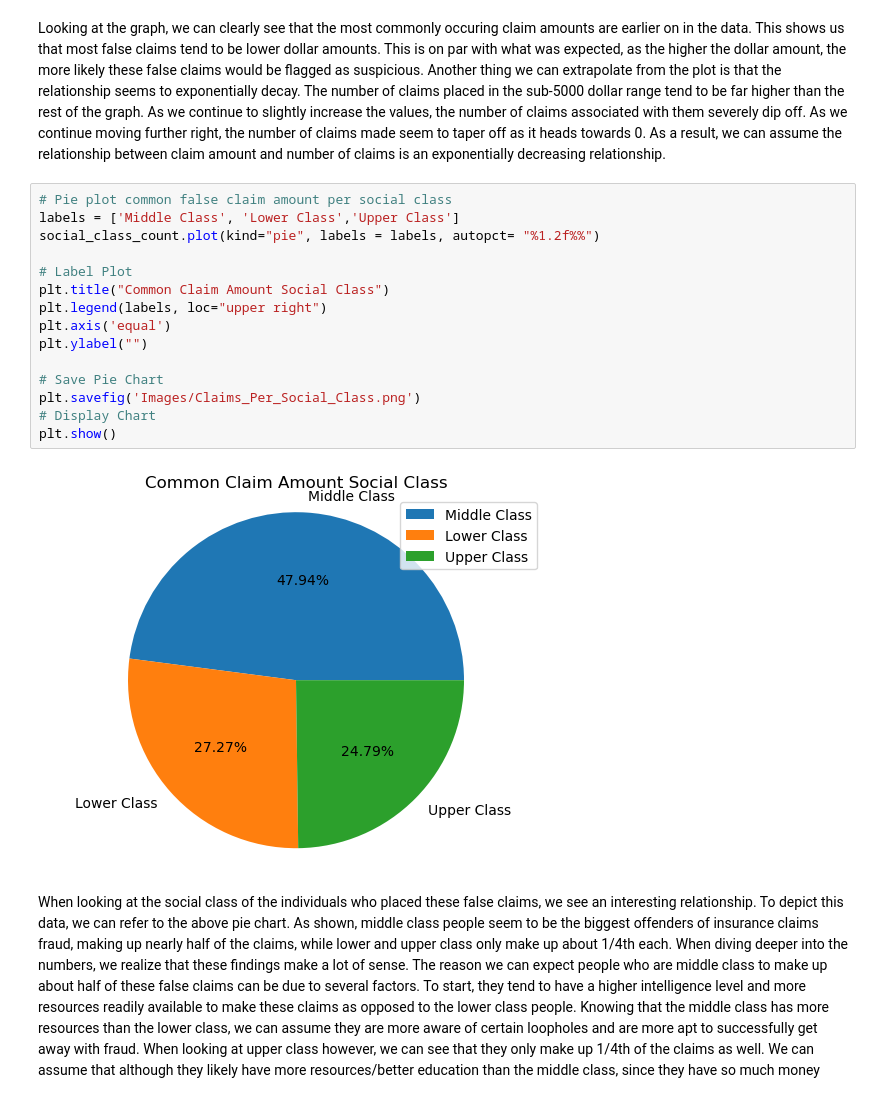
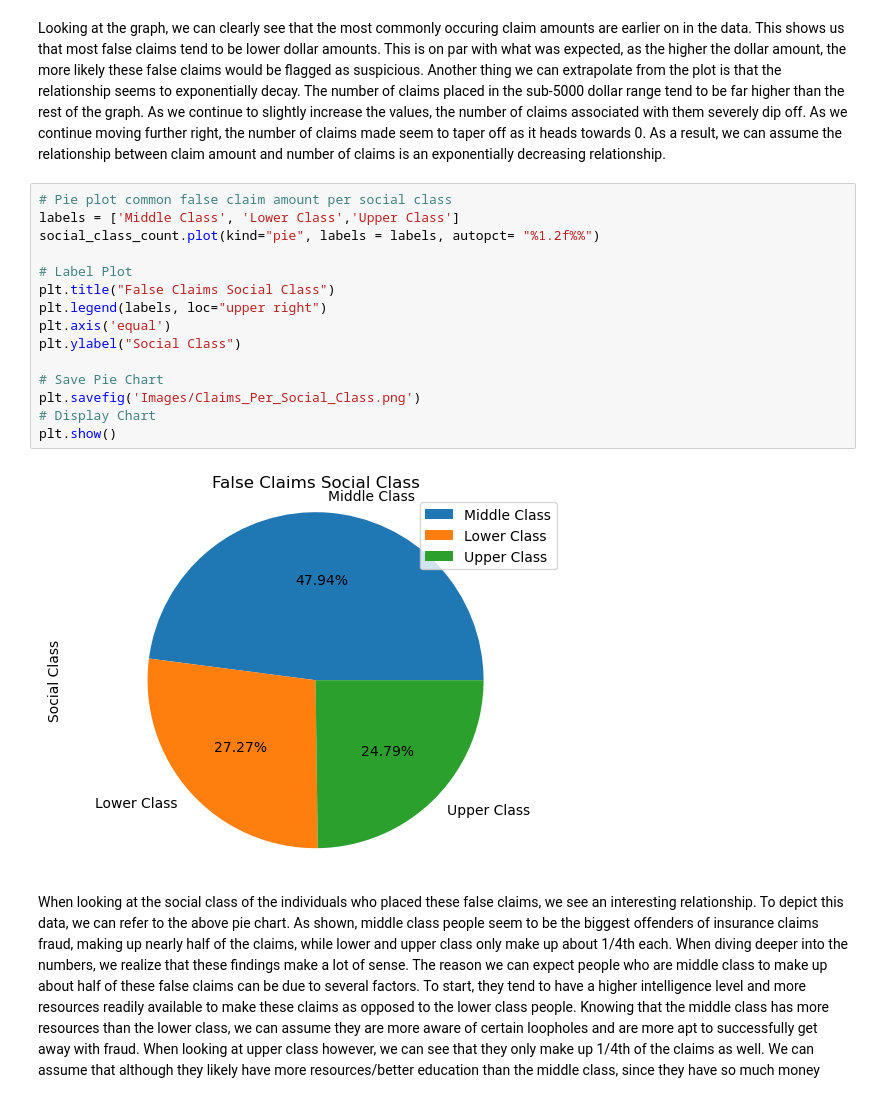
Before and after one commit to JustinS25/Insurance-Claim-Detection, a Jupyter notebook: Code/insurance_claim_valuecounts.ipynb, the cells around one changed output. Drawn from its saved outputs; the diff is of its cells as text.

Commit message:
updated code/plots

```diff
--- a/Code/insurance_claim_valuecounts.ipynb
+++ b/Code/insurance_claim_valuecounts.ipynb
@@ -206,20 +206,20 @@ Looking at the graph, we can clearly see that the most commonly occuring claim a
 # %%
 # Pie plot common false claim amount per social class
 labels = ['Middle Class', 'Lower Class','Upper Class']
 social_class_count.plot(kind="pie", labels = labels, autopct= "%1.2f%%")
 
 # Label Plot
-plt.title("Common Claim Amount Social Class")
+plt.title("False Claims Social Class")
 plt.legend(labels, loc="upper right")
 plt.axis('equal')
-plt.ylabel("")
+plt.ylabel("Social Class")
 
 # Save Pie Chart
 plt.savefig('Images/Claims_Per_Social_Class.png')
 # Display Chart
 plt.show()
 # %% [output]
-[figure, old version]
+[figure, new version]
 # %% [markdown]
 When looking at the social class of the individuals who placed these false claims, we see an interesting relationship. To depict this data, we can refer to the above pie chart. As shown, middle class people seem to be the biggest offenders of insurance claims fraud, making up nearly half of the claims, while lower and upper class only make up about 1/4th each. When diving deeper into the numbers, we realize that these findings make a lot of sense. The reason we can expect people who are middle class to make up about half of these false claims can be due to several factors. To start, they tend to have a higher intelligence level and more resources readily available to make these claims as opposed to the lower class people. Knowing that the middle class has more resources than the lower class, we can assume they are more aware of certain loopholes and are more apt to successfully get away with fraud. When looking at upper class however, we can see that they only make up 1/4th of the claims as well. We can assume that although they likely have more resources/better education than the middle class, since they have so much money readily available, they may assume it's not worth it to commit insurance fraud of such minor values. The upper class is well off, so committing fraud may be less worth it to them as opposed to someone who has less money.
 # %% [markdown]
```
Also changed, not shown: 1 other file.
